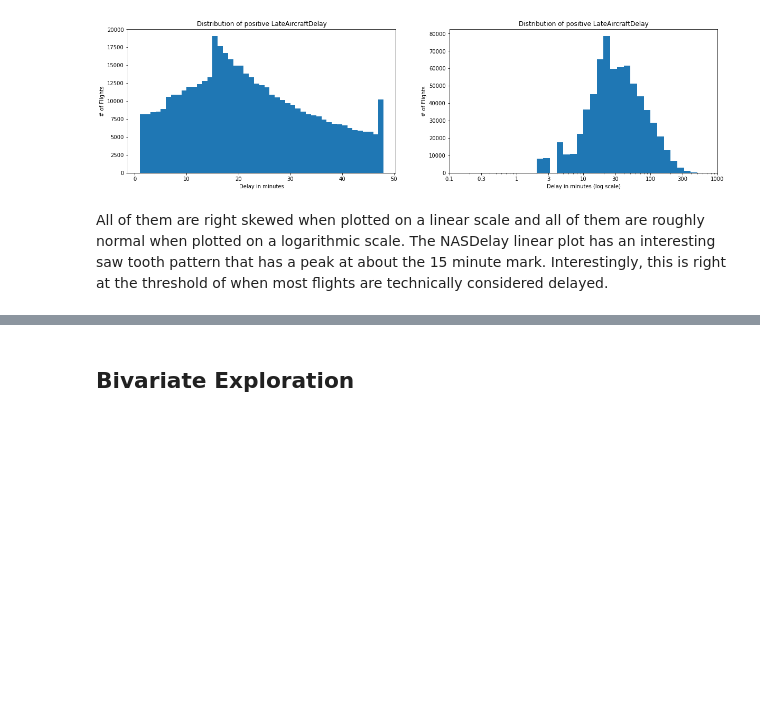
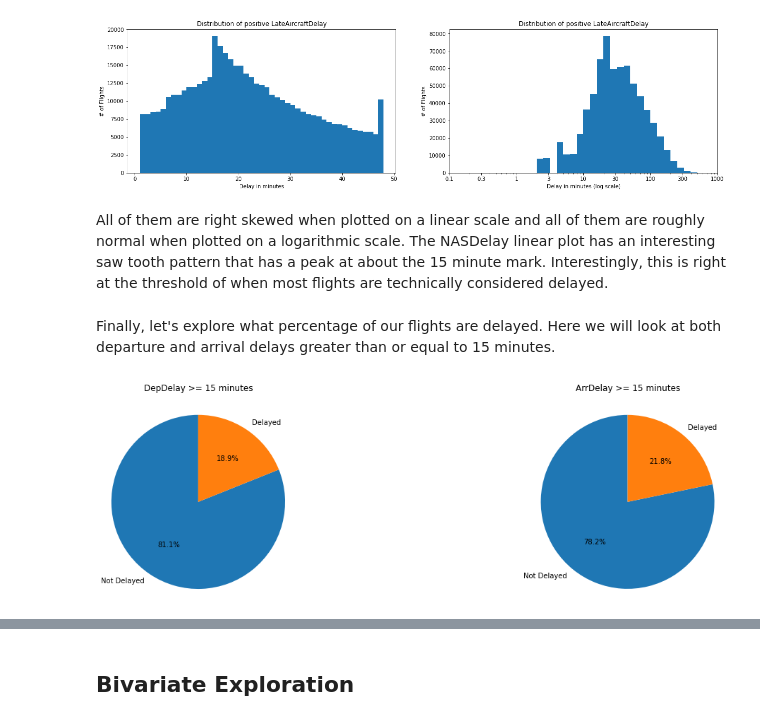
Before and after one commit to maleina/US-Flight-Data, a Jupyter notebook: flight_data_exploration.ipynb, the cells around one changed output, grey strips where cells are left out. Drawn from its saved outputs; the diff is of its cells as text; code cells hidden in the pictures; blank space fills up the shorter version.

```diff
--- a/flight_data_exploration.ipynb
+++ b/flight_data_exploration.ipynb
@@ -855,3 +858,30 @@ for i in range(len(delay_types)):
 [figure]
 # %% [markdown]
 All of them are right skewed when plotted on a linear scale and all of them are roughly normal when plotted on a logarithmic scale. The NASDelay linear plot has an interesting saw tooth pattern that has a peak at about the 15 minute mark. Interestingly, this is right at the threshold of when most flights are technically considered delayed.
+# %% [markdown]
+Finally, let's explore what percentage of our flights are delayed. Here we will look at both departure and arrival delays greater than or equal to 15 minutes.
+# %%
+def plot_delay_proportion(type):
+
+    # Calculate the number of delayed flights vs. non-delayed flights
+    n_delays = df_flights[df_flights[type]>=15][type].count()
+    n_flights = df_flights[type].count()
+    delay_counts = [n_flights - n_delays, n_delays]
+
+    # Plot pie chart of proportion of delayed flights vs. non-delayed
+    plt.pie(delay_counts, labels = ['Not Delayed', 'Delayed'], startangle = 90, autopct='%1.1f%%');
+    plt.axis('square')
+    plt.title('{} >= 15 minutes\n'.format(type));
+# %%
+# Set our figure size
+plt.figure(figsize = [20, 5])
+
+# Plot departure delays >= 15 minutes
+plt.subplot(1, 2, 1)
+plot_delay_proportion('DepDelay')
+
+# Plot arrival delays >= 15 minutes
+plt.subplot(1, 2, 2)
+plot_delay_proportion('ArrDelay')
+# %% [output]
+[figure, added]
```
Also changed, not shown: parts of 34 cells of this notebook.
